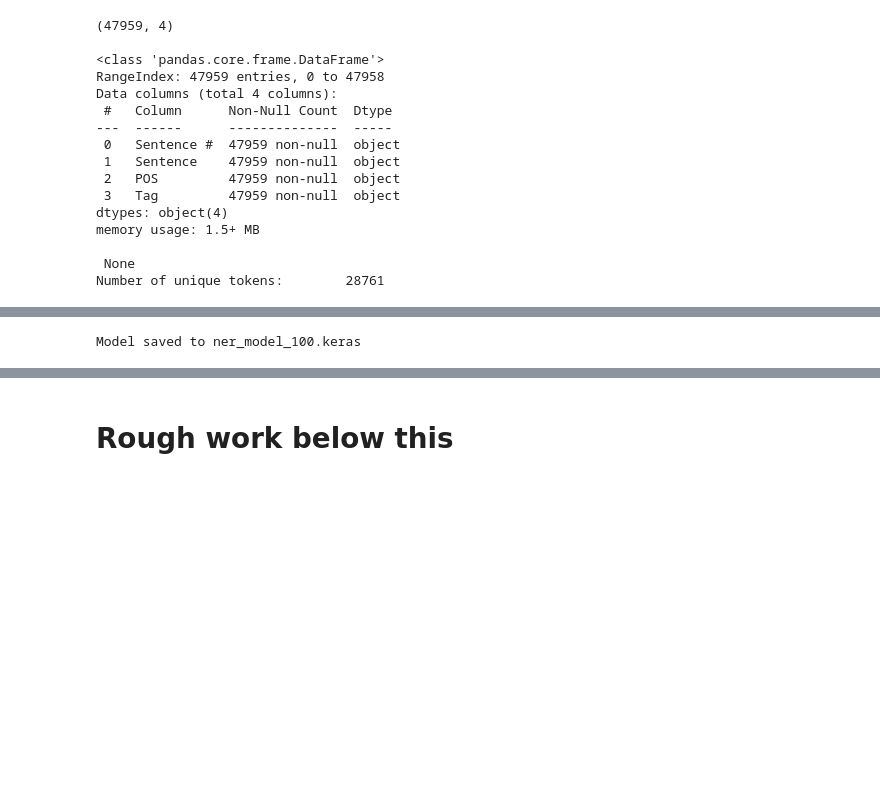
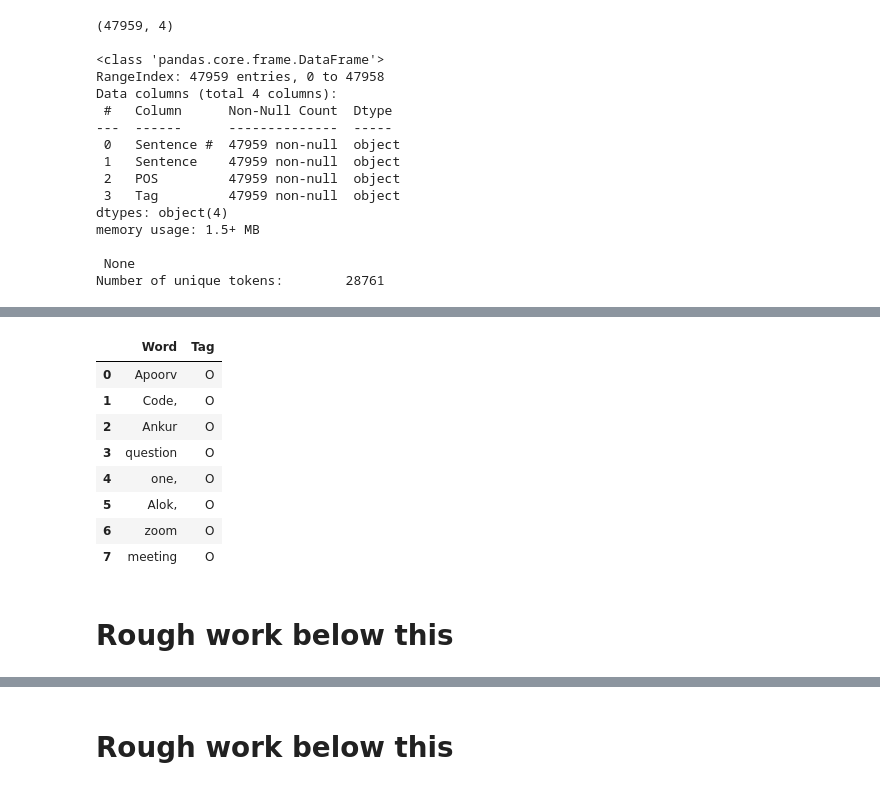
Before and after one commit to as3091/IITJ, a Jupyter notebook: ML/Assign_2/NER/NER.ipynb, the cells around one changed output, grey strips where cells are left out. Cells and saved outputs as stored; diff of their text form; code cells hidden in the pictures; blank space fills up the shorter version.

```diff
--- a/ML/Assign_2/NER/NER.ipynb
+++ b/ML/Assign_2/NER/NER.ipynb
@@ -196,16 +196,16 @@ The_Neural_Net.model_fit = model_fit
 def save_to_file(self):
     with open('X_tokenizer.pkl', 'wb') as file:
         pickle.dump(self.X_tokenizer, file)
-    print("X_tokenizer saved to tokenizer.pkl")
+    print("X_tokenizer saved to X_tokenizer.pkl")
 
     with open('y_tokenizer.pkl', 'wb') as file:
         pickle.dump(self.y_tokenizer, file)
-    print("y_tokenizer saved to tokenizer.pkl")
+    print("y_tokenizer saved to y_tokenizer.pkl")
 
-    # model_save_path = f"ner_model_{self.num_of_epochs}.keras"
-    # # print(model_save_path)
-    # self.model.save(model_save_path)
-    # print(f"Model saved to {model_save_path}")
+    model_save_path = f"ner_model_{self.num_of_epochs}.keras"
+    # print(model_save_path)
+    self.model.save(model_save_path)
+    print(f"Model saved to {model_save_path}")
 The_Neural_Net.save_to_file = save_to_file
 # %%
 def load_from_file(self,num_of_epochs):
@@ -325,3 +360,9 @@ display(prediction_df)
 | 14 | escape | O |
 | 15 | from | O |
 | 16 | reality | O |
+# %%
+sentence = """Apoorv Code, Ankur question one, Alok, zoom meeting"""
+model = NN_obj.model
+prediction_df = NN_obj.predict(model=NN_obj.model,sentence=sentence)
+display(prediction_df)
+# %% [output]
@@ -328,3 +370,14 @@ display(prediction_df)
+|  | Word | Tag |
+| 0 | Apoorv | O |
+| 1 | Code, | O |
+| 2 | Ankur | O |
+| 3 | question | O |
+| 4 | one, | O |
+| 5 | Alok, | O |
+| 6 | zoom | O |
+| 7 | meeting | O |
+# %% [markdown]
+# Rough work below this
 # %%
 # Save the trained model to a file
 # dt_now = dt.datetime.now().strftime("%y%m%d_%H%M")
@@ -332,8 +385,6 @@ model_save_path = f"ner_model_{num_of_epochs}.keras"  # You can specify any file
 # print(model_save_path)
 NN_obj.model.save(model_save_path)
 print(f"Model saved to {model_save_path}")
-# %% [output]
-Model saved to ner_model_100.keras
 # %%
 loaded_model = load_model(model_save_path)
 
```
Also changed, not shown: parts of 7 cells of this notebook, 1 other file.
